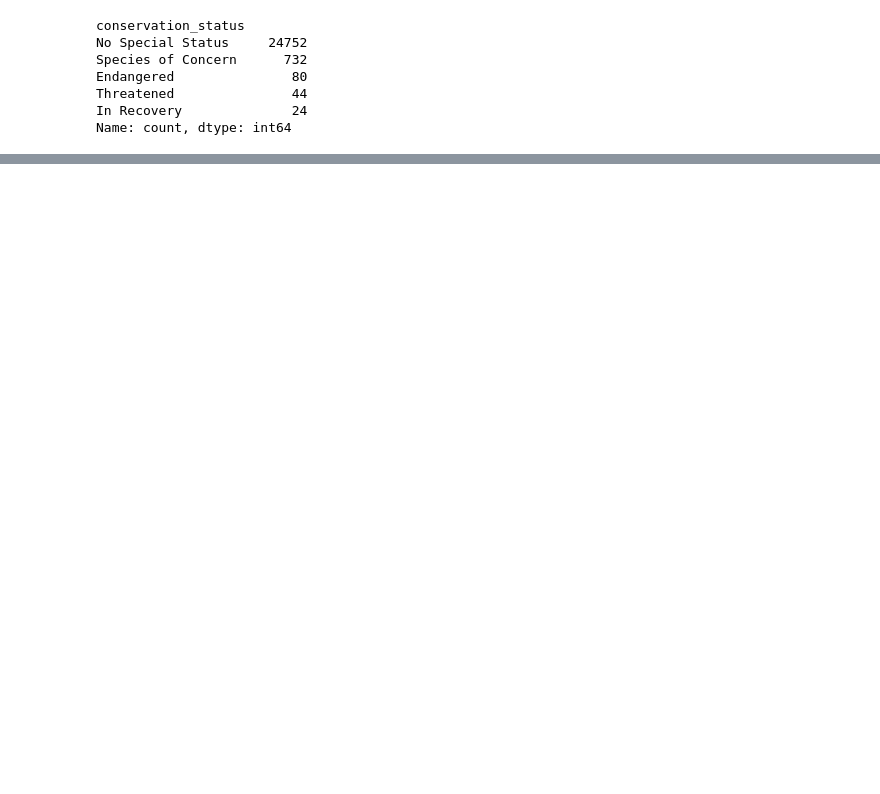
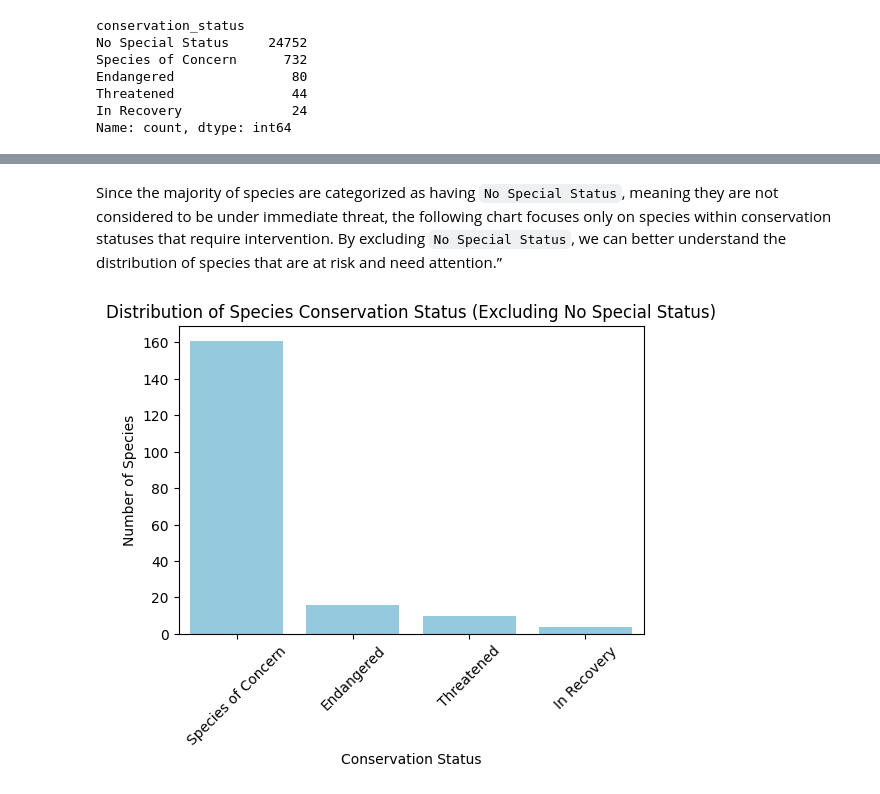
Before and after one commit to jacolind104/Biodiversity-in-National-Parks---Portfolio-Project, a Jupyter notebook: biodiversity.ipynb, the cells around one changed output, grey strips where cells are left out. Drawn from its saved outputs; the diff is of its cells as text; code cells hidden in the pictures; blank space fills up the shorter version.

```diff
--- a/biodiversity.ipynb
+++ b/biodiversity.ipynb
@@ -190,0 +186,15 @@ plt.show()
+# %% [markdown]
+Since the majority of species are categorized as having `No Special Status`, meaning they are not considered to be under immediate threat, the following chart focuses only on species within conservation statuses that require intervention. By excluding `No Special Status`, we can better understand the distribution of species that are at risk and need attention.”
+# %%
+filtered_species = species[species['conservation_status'] != 'No Special Status']
+
+
+plt.figure(figsize=(6,4))
+sns.countplot(x='conservation_status', data=filtered_species, color='skyblue')
+plt.title('Distribution of Species Conservation Status (Excluding No Special Status)')
+plt.xlabel('Conservation Status')
+plt.ylabel('Number of Species')
+plt.xticks(rotation=45)
+plt.show()
+# %% [output]
+[figure, added]
```
Also changed, not shown: parts of 25 cells of this notebook.
